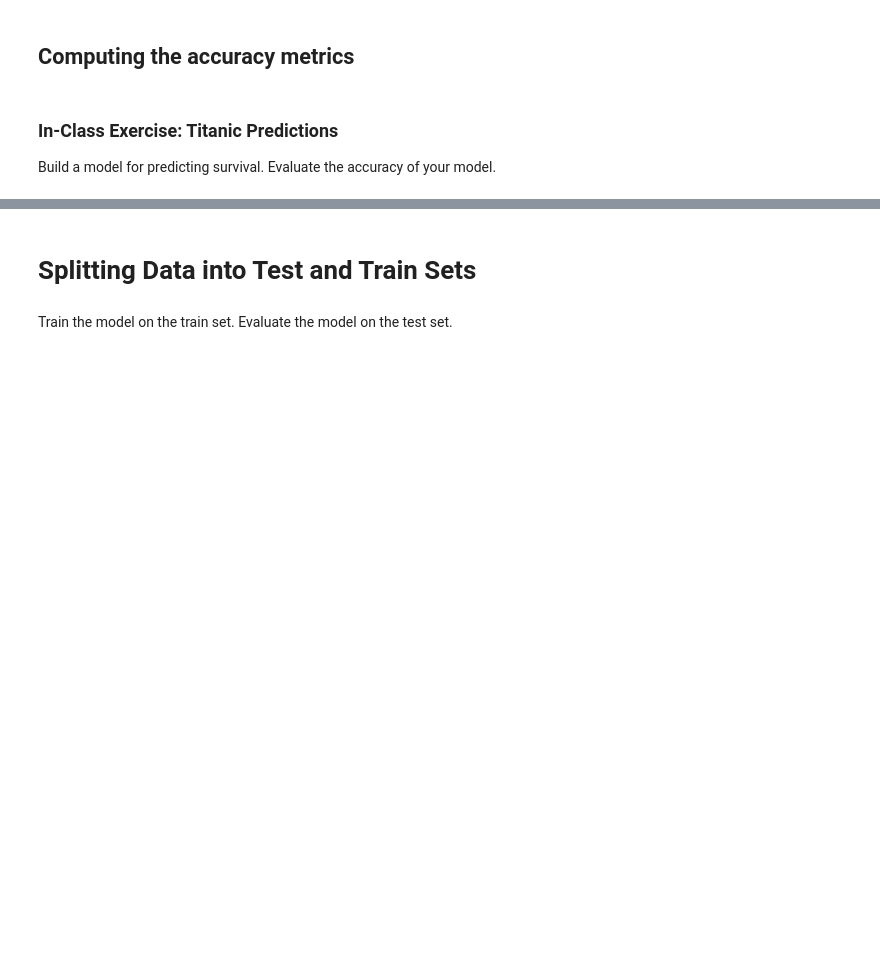
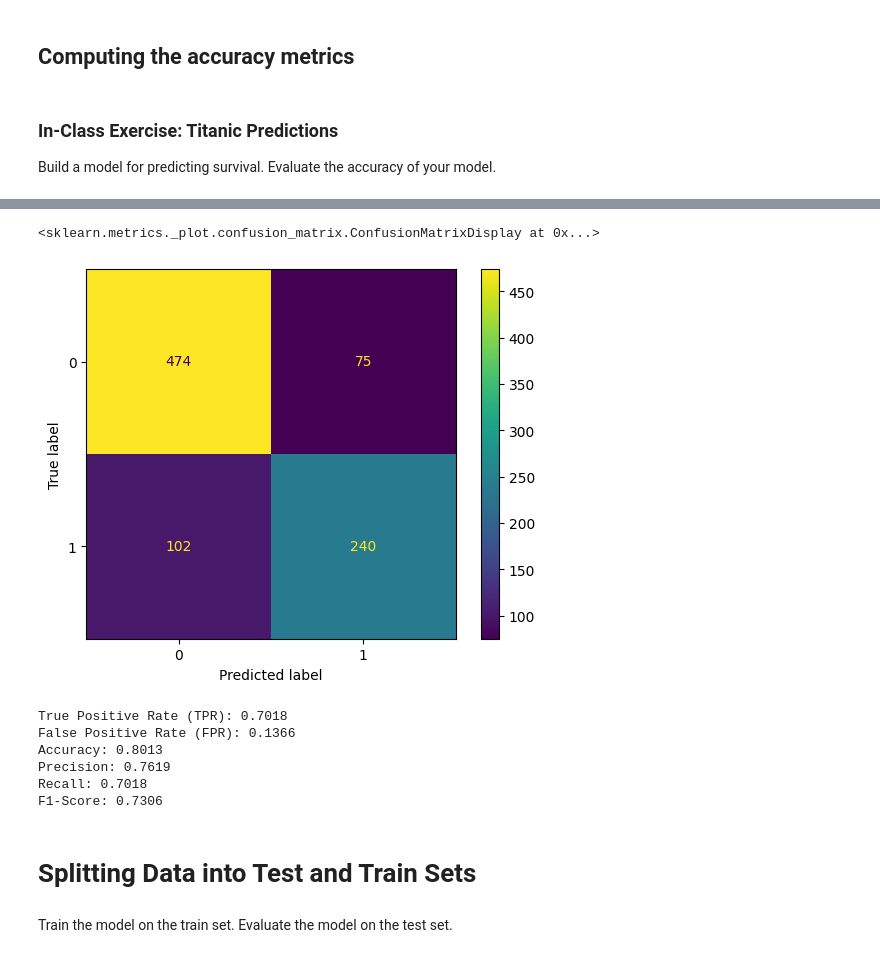
Before and after one commit to jolineuichanco/DataAnalytics, a Jupyter notebook: demos/Week07_demo.ipynb, the cells around one changed output, grey strips where cells are left out. Saved outputs shown, nothing was run; the diff lists cells and outputs as text; code cells hidden in the pictures; blank space fills up the shorter version.

```diff
--- a/demos/Week07_demo.ipynb
+++ b/demos/Week07_demo.ipynb
@@ -139,0 +172,28 @@ sns.heatmap(correlation_matrix, annot=True, cmap='coolwarm', fmt=".2f", linewidt
+# %%
+import pandas as pd
+from sklearn.linear_model import LogisticRegression
+
+url = 'https://raw.githubusercontent.com/pandas-dev/pandas/main/doc/data/titanic.csv'
+titanic = pd.read_csv(url)
+
+# Fill missing 'Age' values with the mean BEFORE one-hot encoding to avoid issues
+titanic['Age'] = titanic['Age'].fillna(titanic['Age'].mean())
+
+# Perform one-hot encoding for 'Sex' and 'Embarked'
+titanic_encoded = pd.get_dummies(titanic, columns=['Sex', 'Embarked'], dtype=int)
+
+# Select relevant features and target variable (update features to include new one-hot encoded columns)
+features = ['Pclass', 'Age', 'SibSp', 'Parch', 'Fare', 'Sex_male', 'Embarked_Q', 'Embarked_S']
+X_titanic = titanic_encoded[features]
+y_titanic = titanic_encoded['Survived']
+
+# Train the logistic regression model on the entire dataset
+model_titanic = LogisticRegression(max_iter=1000)
+model_titanic.fit(X_titanic, y_titanic)
+
+# Make predictions on the entire dataset
+y_pred_titanic = model_titanic.predict(X_titanic)
+
+# Display the first few actual vs. predicted values
+results_titanic_df = pd.DataFrame({'Actual': y_titanic, 'Predicted': y_pred_titanic})
+display(results_titanic_df.head())
@@ -140,3 +207,46 @@ sns.heatmap(correlation_matrix, annot=True, cmap='coolwarm', fmt=".2f", linewidt
+# %%
+import matplotlib.pyplot as plt
+import seaborn as sns
+
+from sklearn.metrics import confusion_matrix, ConfusionMatrixDisplay
+
+cm = confusion_matrix(y_titanic, y_pred_titanic)
+disp = ConfusionMatrixDisplay(confusion_matrix = cm, display_labels=model_titanic.classes_)
+disp.plot()
+# %% [output]
+<sklearn.metrics._plot.confusion_matrix.ConfusionMatrixDisplay at 0x...>
+[figure, added]
+# %%
+from sklearn.metrics import accuracy_score, precision_score, recall_score, f1_score
+
+TN, FP, FN, TP = cm.ravel()
+
+# Calculate True Positive Rate (TPR) / Recall
+tpr = TP / (TP + FN)
+
+# Calculate False Positive Rate (FPR)
+fpr = FP / (FP + TN)
+
+print(f'True Positive Rate (TPR): {tpr:.4f}')
+print(f'False Positive Rate (FPR): {fpr:.4f}')
+
+# Calculate other accuracy metrics
+accuracy = accuracy_score(y_titanic, y_pred_titanic)
+precision = precision_score(y_titanic, y_pred_titanic)
+recall = recall_score(y_titanic, y_pred_titanic)
+f1 = f1_score(y_titanic, y_pred_titanic)
+
+print(f'Accuracy: {accuracy:.4f}')
+print(f'Precision: {precision:.4f}')
+print(f'Recall: {recall:.4f}')
+print(f'F1-Score: {f1:.4f}')
+# %% [output]
+True Positive Rate (TPR): 0.7018
+False Positive Rate (FPR): 0.1366
+Accuracy: 0.8013
+Precision: 0.7619
+Recall: 0.7018
+F1-Score: 0.7306
 # %% [markdown]
 # Splitting Data into Test and Train Sets
 # %%
```
Also changed, not shown: parts of 7 cells of this notebook.
